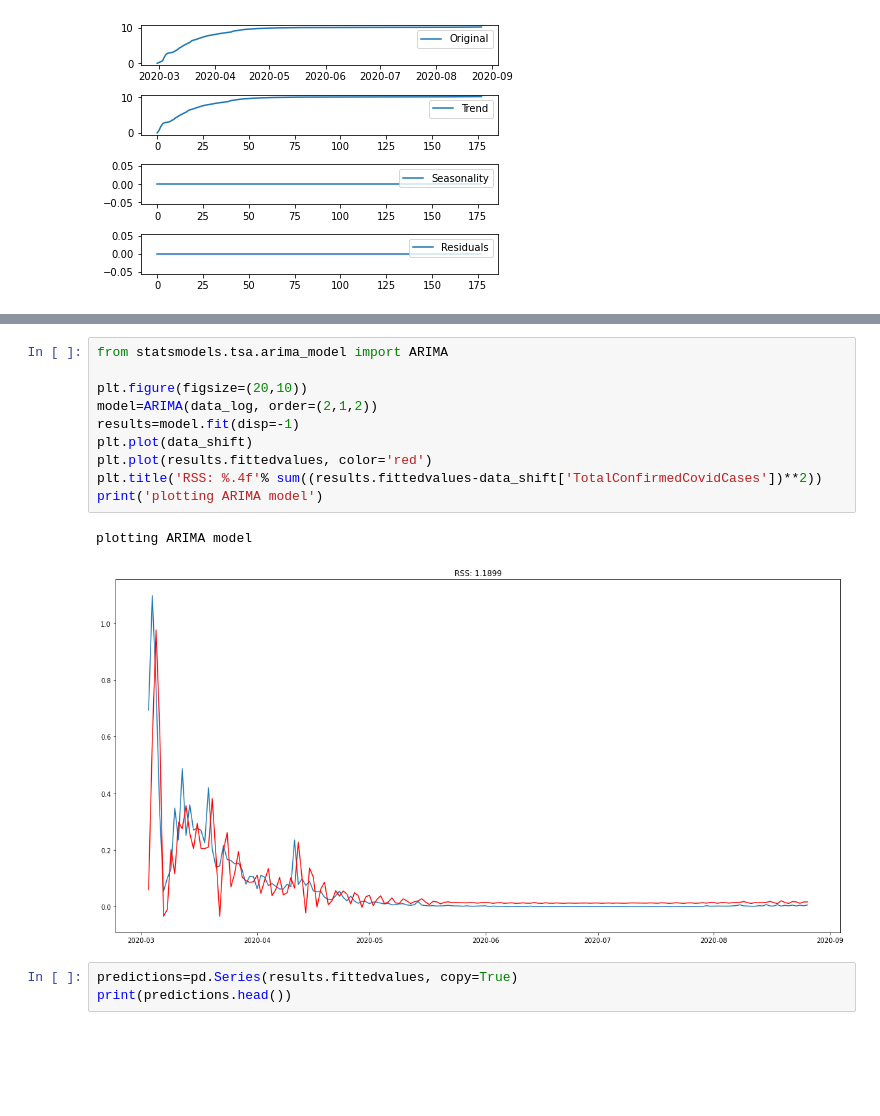
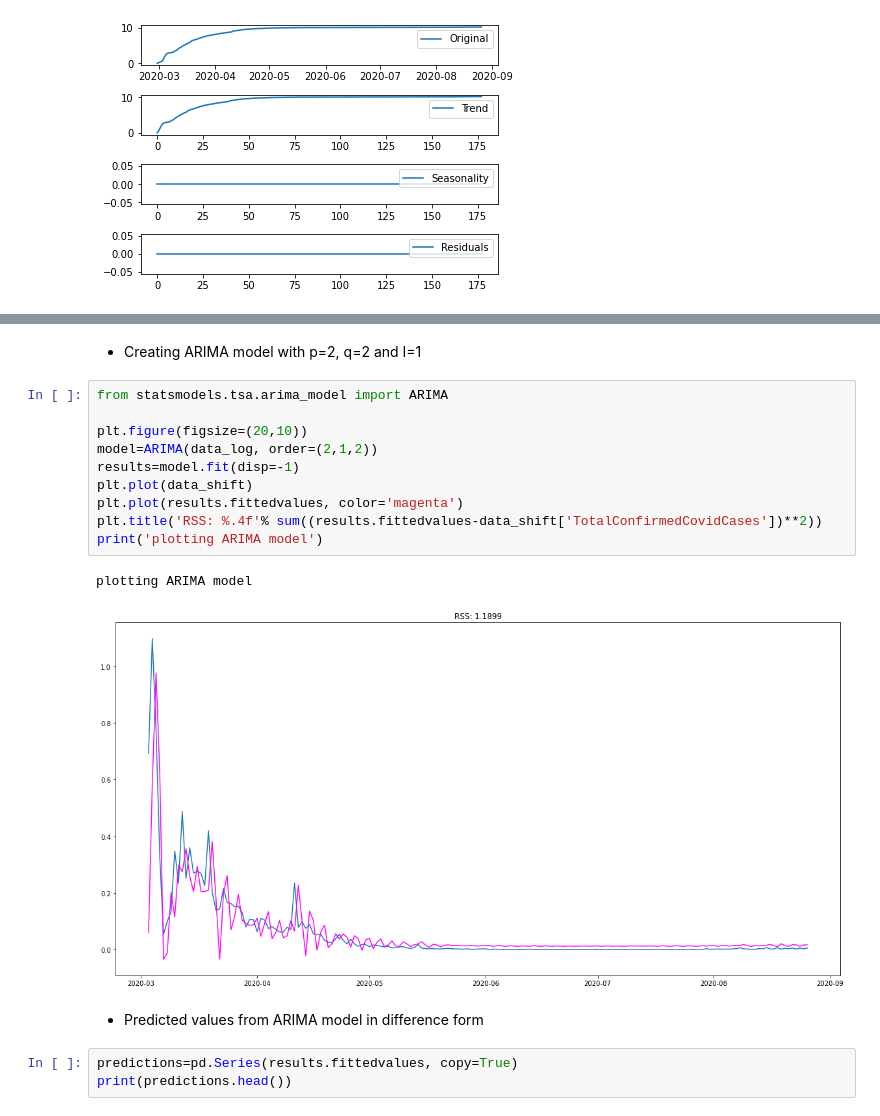
Before and after one commit to Nadia2411/Covid-Rates, a Jupyter notebook: TotalConfirmedCovidCases.ipynb, the cells around one changed output, grey strips where cells are left out. Cells and saved outputs as stored; diff of their text form; blank space fills up the shorter version.

```diff
--- a/TotalConfirmedCovidCases.ipynb
+++ b/TotalConfirmedCovidCases.ipynb
@@ -276,16 +311,20 @@ Text(0.5, 1.0, 'Autocorrelation Function')
+# %% [markdown]
+- Creating ARIMA model with p=2, q=2 and I=1
 # %%
 from statsmodels.tsa.arima_model import ARIMA
 
 plt.figure(figsize=(20,10))
 model=ARIMA(data_log, order=(2,1,2))
 results=model.fit(disp=-1)
 plt.plot(data_shift)
-plt.plot(results.fittedvalues, color='red')
+plt.plot(results.fittedvalues, color='magenta')
 plt.title('RSS: %.4f'% sum((results.fittedvalues-data_shift['TotalConfirmedCovidCases'])**2))
 print('plotting ARIMA model')
 # %% [output]
 plotting ARIMA model
-[figure, old version]
+[figure, new version]
+# %% [markdown]
+- Predicted values from ARIMA model in difference form
 # %%
 predictions=pd.Series(results.fittedvalues, copy=True)
 print(predictions.head())
```
Also changed, not shown: parts of 39 cells of this notebook, 1 other file.
